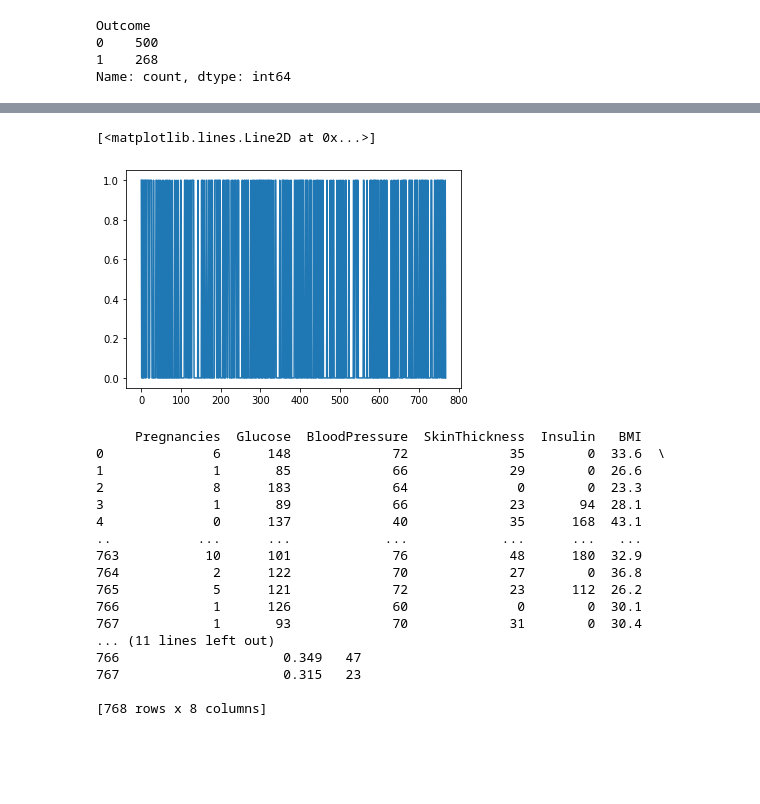
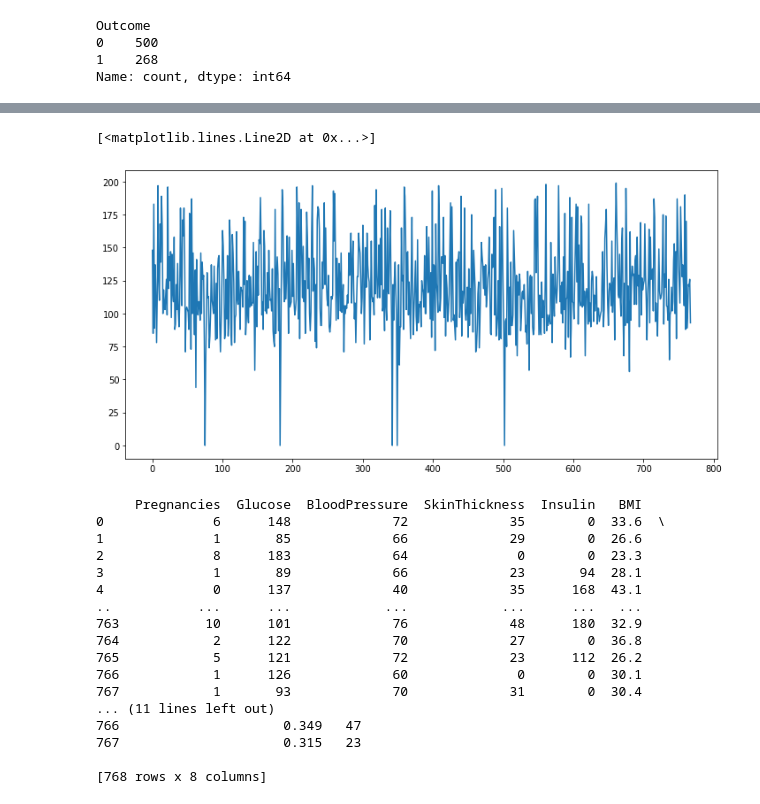
Before and after one commit to srngprmswrn/Diabetes-Prediction, a Jupyter notebook: code.ipynb, the cells around one changed output, grey strips where cells are left out. Cells and saved outputs as stored; diff of their text form; code cells hidden in the pictures; blank space fills up the shorter version.

```diff
--- a/code.ipynb
+++ b/code.ipynb
@@ -30,11 +30,12 @@ diabetes_dataset.groupby("Outcome").mean()
 | Outcome |  |  |  |  |  |  |  |  |
 | 0 | 3.298000 | 109.980000 | 68.184000 | 19.664000 | 68.792000 | 30.304200 | 0.429734 | 31.190000 |
 | 1 | 4.865672 | 141.257463 | 70.824627 | 22.164179 | 100.335821 | 35.142537 | 0.550500 | 37.067164 |
-# %%
-plt.plot(diabetes_dataset.Outcome)
-# %% [output]
-[<matplotlib.lines.Line2D at 0x...>]
-[figure, removed]
+# %%
+fig = plt.subplots(figsize=(12, 6))
+plt.plot(diabetes_dataset.Glucose)
+# %% [output]
+[<matplotlib.lines.Line2D at 0x...>]
+[figure, added]
 # %%
 #separating Labels and results
 
```
Also changed, not shown: parts of 1 cell of this notebook, 1 other file.
